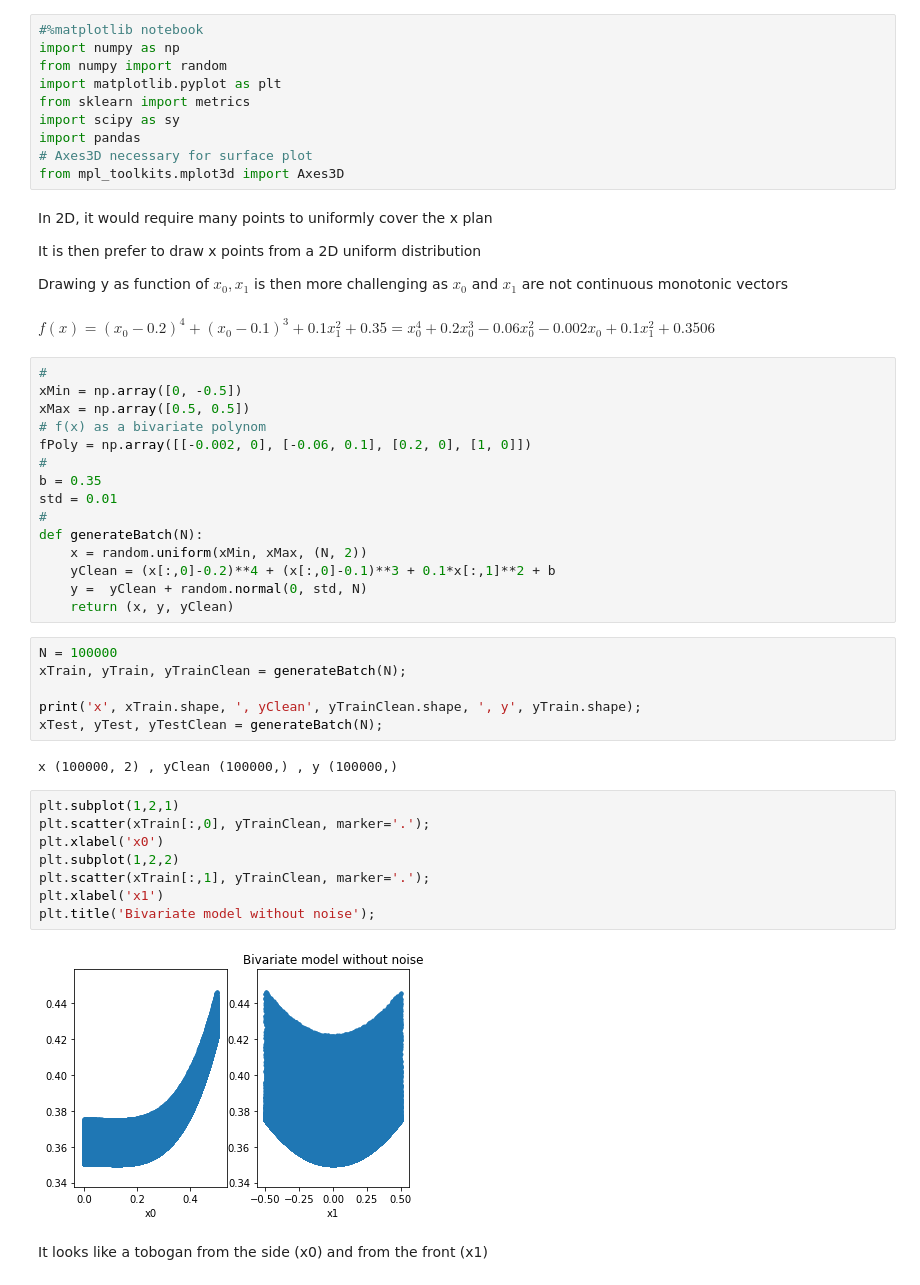
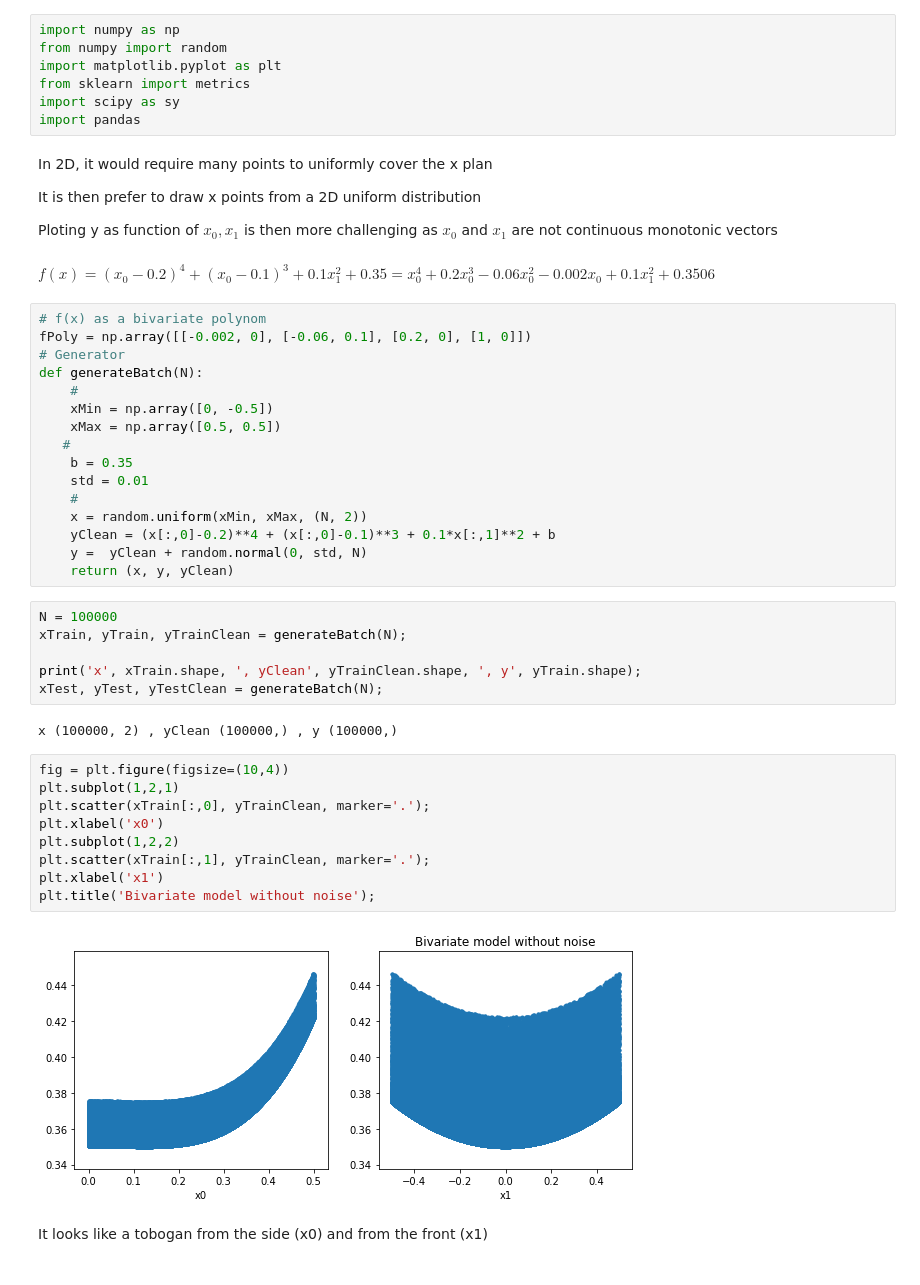
Before and after one commit to tonio73/data-science, a Jupyter notebook: linear/LinearRegressionBivariate.ipynb, the cells around one changed output. Saved outputs shown, nothing was run; the diff lists cells and outputs as text.

Commit message:
Fixes and documentation improvements on linear regression notebooks

```diff
--- a/linear/LinearRegressionBivariate.ipynb
+++ b/linear/LinearRegressionBivariate.ipynb
@@ -8,32 +11,30 @@ Idea :
 # %%
-#%matplotlib notebook
 import numpy as np
 from numpy import random
 import matplotlib.pyplot as plt
 from sklearn import metrics
 import scipy as sy
 import pandas
-# Axes3D necessary for surface plot
-from mpl_toolkits.mplot3d import Axes3D
 # %% [markdown]
 In 2D, it would require many points to uniformly cover the x plan
 
 It is then prefer to draw x points from a 2D uniform distribution
 
-Drawing y as function of $x_0, x_1$ is then more challenging as $x_0$ and $x_1$ are not continuous monotonic vectors
+Ploting y as function of $x_0, x_1$ is then more challenging as $x_0$ and $x_1$ are not continuous monotonic vectors
 # %% [markdown]
 $f(x) = (x_0−0.2)^4 + (x_0−0.1)^3 + 0.1 x_1^2 + 0.35 = x_0^4 + 0.2 x_0^3 − 0.06 x_0^2 − 0.002 x_0 + 0.1 x_1^2 + 0.3506$
 # %%
-#
-xMin = np.array([0, -0.5])
-xMax = np.array([0.5, 0.5])
 # f(x) as a bivariate polynom
 fPoly = np.array([[-0.002, 0], [-0.06, 0.1], [0.2, 0], [1, 0]])
-#
-b = 0.35
-std = 0.01
-#
+# Generator
 def generateBatch(N):
+    #
+    xMin = np.array([0, -0.5])
+    xMax = np.array([0.5, 0.5])
+   #
+    b = 0.35
+    std = 0.01
+    #
     x = random.uniform(xMin, xMax, (N, 2))
     yClean = (x[:,0]-0.2)**4 + (x[:,0]-0.1)**3 + 0.1*x[:,1]**2 + b
     y =  yClean + random.normal(0, std, N)
@@ -47,15 +48,16 @@ xTest, yTest, yTestClean = generateBatch(N);
 # %% [output]
 x (100000, 2) , yClean (100000,) , y (100000,)
 # %%
+fig = plt.figure(figsize=(10,4))
 plt.subplot(1,2,1)
 plt.scatter(xTrain[:,0], yTrainClean, marker='.');
 plt.xlabel('x0')
 plt.subplot(1,2,2)
 plt.scatter(xTrain[:,1], yTrainClean, marker='.');
 plt.xlabel('x1')
 plt.title('Bivariate model without noise');
 # %% [output]
-[figure, old version]
+[figure, new version]
 # %% [markdown]
 It looks like a tobogan from the side (x0) and from the front (x1)
 # %% [markdown]
```
Also changed, not shown: parts of 23 cells of this notebook, 6 other files.
